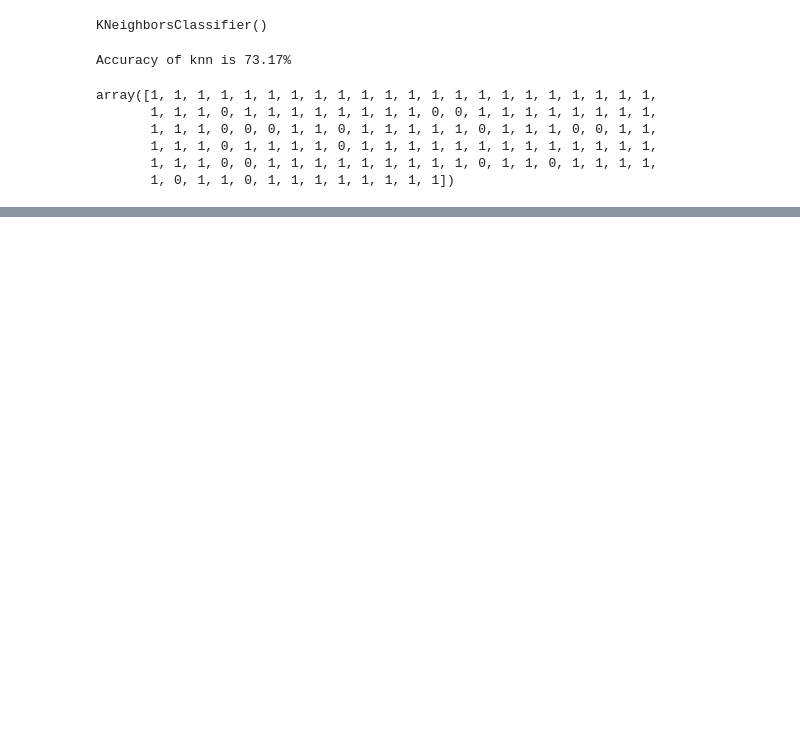
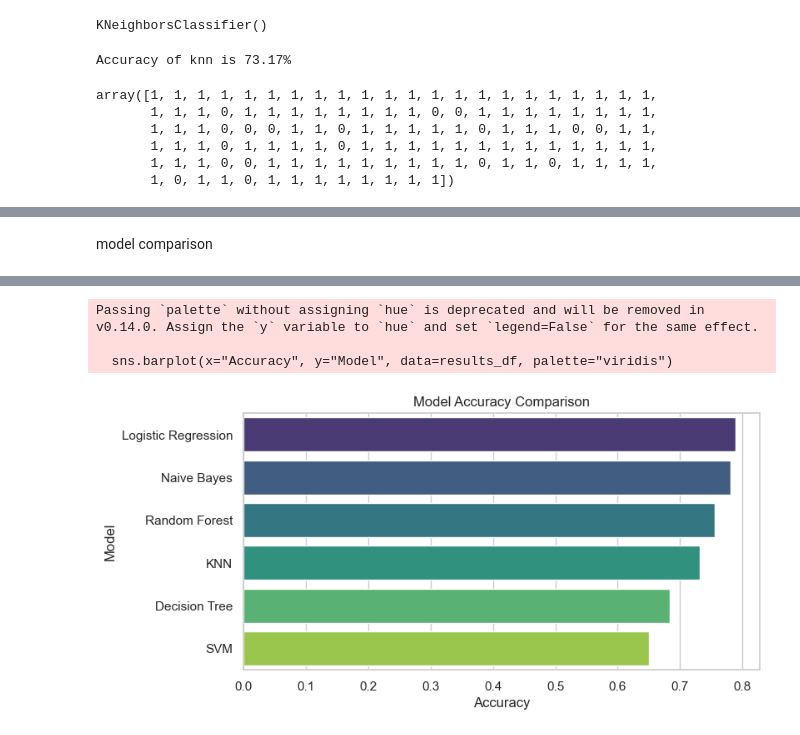
Before and after one commit to masangitabhattarai/loan_approval, a Jupyter notebook: notebook/loan_approval.ipynb, the cells around one changed output, grey strips where cells are left out. Saved outputs shown, nothing was run; the diff lists cells and outputs as text; code cells hidden in the pictures; blank space fills up the shorter version.

```diff
--- a/notebook/loan_approval.ipynb
+++ b/notebook/loan_approval.ipynb
@@ -428,7 +402,7 @@ array([1, 0, 1, 1, 1, 1, 1, 0, 1, 1, 1, 1, 1, 1, 1, 1, 1, 1, 1, 0, 0, 1,
 from sklearn.neighbors import KNeighborsClassifier
 
 kn_clf = KNeighborsClassifier()
-kn_clf.fit(x_train, y_train)
+kn_clf.fit(X_train, y_train)
 # %% [output]
 KNeighborsClassifier()
 # %%
@@ -444,3 +418,9 @@ array([1, 1, 1, 1, 1, 1, 1, 1, 1, 1, 1, 1, 1, 1, 1, 1, 1, 1, 1, 1, 1, 1,
        1, 1, 1, 0, 1, 1, 1, 1, 0, 1, 1, 1, 1, 1, 1, 1, 1, 1, 1, 1, 1, 1,
        1, 1, 1, 0, 0, 1, 1, 1, 1, 1, 1, 1, 1, 1, 0, 1, 1, 0, 1, 1, 1, 1,
        1, 0, 1, 1, 0, 1, 1, 1, 1, 1, 1, 1, 1])
+# %%
+
+from sklearn.svm import SVC
+
+svm_clf = SVC()
+svm_clf.fit(X_train, y_train)
@@ -446,0 +442,6 @@ array([1, 1, 1, 1, 1, 1, 1, 1, 1, 1, 1, 1, 1, 1, 1, 1, 1, 1, 1, 1, 1, 1,
+# %%
+
+from sklearn.linear_model import LogisticRegression
+
+log_clf = LogisticRegression(max_iter=1000)
+log_clf.fit(X_train, y_train)
@@ -446,0 +450,5 @@ array([1, 1, 1, 1, 1, 1, 1, 1, 1, 1, 1, 1, 1, 1, 1, 1, 1, 1, 1, 1, 1, 1,
+# %%
+y_pred = log_clf.predict(X_test)
+accuracy = metrics.accuracy_score(y_test, y_pred)
+print('Accuracy of svm is {:.2%}'.format(accuracy))
+y_pred
@@ -446,0 +463,47 @@ array([1, 1, 1, 1, 1, 1, 1, 1, 1, 1, 1, 1, 1, 1, 1, 1, 1, 1, 1, 1, 1, 1,
+# %% [markdown]
+ model comparison
+# %%
+from sklearn.metrics import accuracy_score, precision_score, recall_score, f1_score
+
+
+models = {
+    "Logistic Regression": LogisticRegression(max_iter=1000),
+    "Random Forest": RandomForestClassifier(),
+    "SVM": SVC(),
+    "Naive Bayes": GaussianNB(),
+    "Decision Tree": DecisionTreeClassifier(),
+    "KNN": KNeighborsClassifier()
+}
+
+results = []
+
+for name, model in models.items():
+    model.fit(X_train, y_train)
+    y_pred = model.predict(X_test)
+
+    acc = accuracy_score(y_test, y_pred)
+    prec = precision_score(y_test, y_pred)
+    rec = recall_score(y_test, y_pred)
+    f1 = f1_score(y_test, y_pred)
+
+    results.append({
+        "Model": name,
+        "Accuracy": acc,
+        "Precision": prec,
+        "Recall": rec,
+        "F1 Score": f1
+    })
+    print(f"\n{name}:")
+    print(classification_report(y_test, y_pred))
+    print("Confusion Matrix:\n", confusion_matrix(y_test, y_pred))
+
+results_df = pd.DataFrame(results).sort_values(by="Accuracy", ascending=False)
+print("\nModel Comparison:")
+print(results_df)
+
+
+plt.figure(figsize=(8,4))
+sns.barplot(x="Accuracy", y="Model", data=results_df, palette="viridis")
+plt.title("Model Accuracy Comparison")
+plt.show()
+# %% [output]
@@ -446,0 +527,4 @@ array([1, 1, 1, 1, 1, 1, 1, 1, 1, 1, 1, 1, 1, 1, 1, 1, 1, 1, 1, 1, 1, 1,
+Passing `palette` without assigning `hue` is deprecated and will be removed in v0.14.0. Assign the `y` variable to `hue` and set `legend=False` for the same effect.
+
+  sns.barplot(x="Accuracy", y="Model", data=results_df, palette="viridis")
+[figure, added]
```
Also changed, not shown: parts of 44 cells of this notebook.
